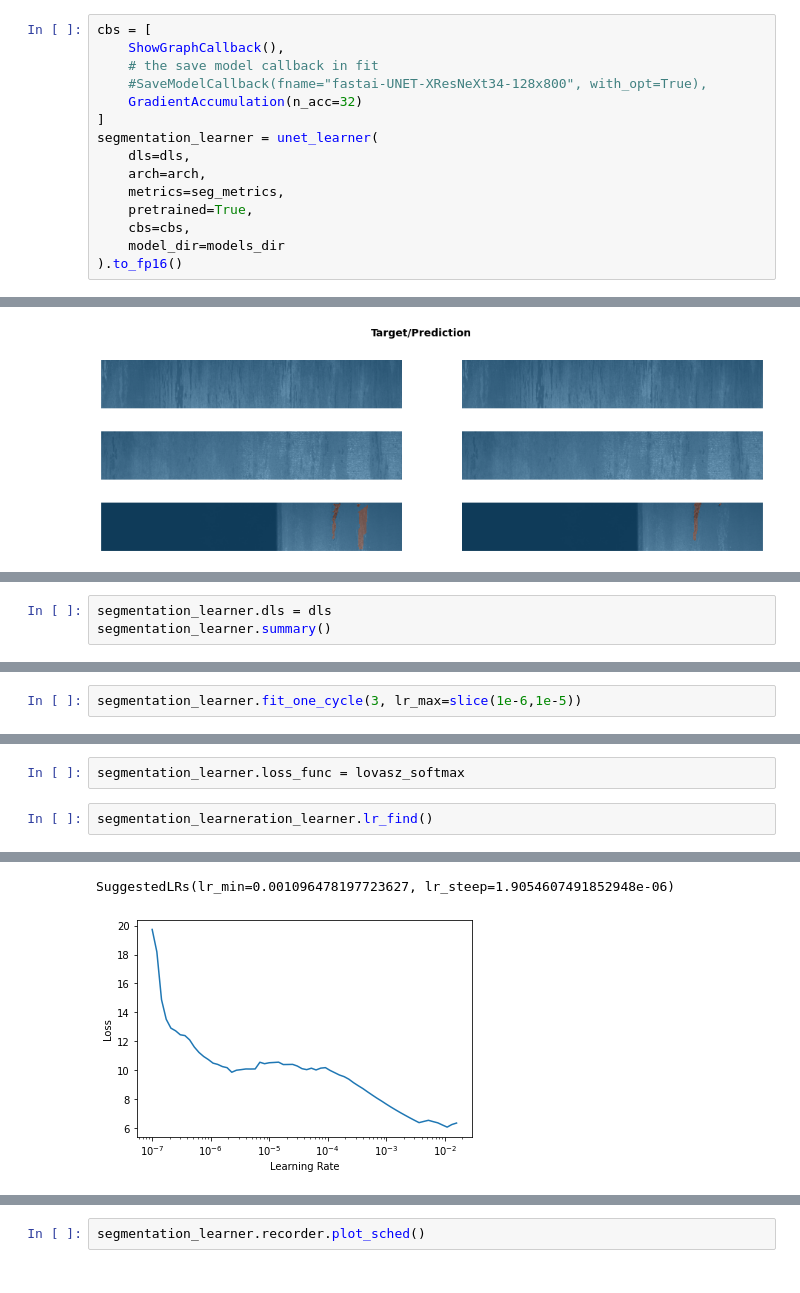
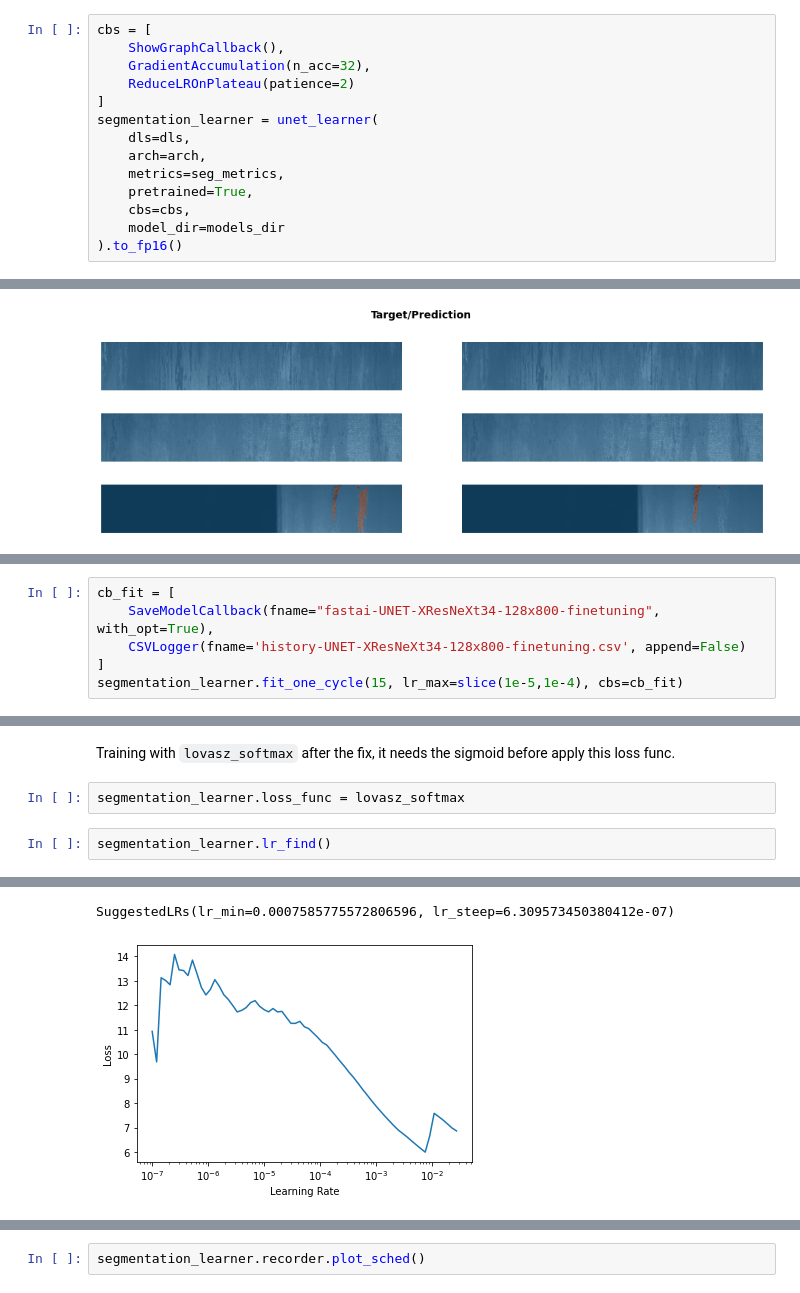
Before and after one commit to marcomatteo/steel_segmentation, a Jupyter notebook: training_nbs/FastAI-UNET-XResNeXt.ipynb, the cells around one changed output, grey strips where cells are left out. Drawn from its saved outputs; the diff is of its cells as text.

```diff
--- a/training_nbs/FastAI-UNET-XResNeXt.ipynb
+++ b/training_nbs/FastAI-UNET-XResNeXt.ipynb
@@ -76,9 +77,8 @@ dls = get_segmentation_dls(bs, size=(128, 800))
 # %%
 cbs = [
     ShowGraphCallback(),
-    # the save model callback in fit
-    #SaveModelCallback(fname="fastai-UNET-XResNeXt34-128x800", with_opt=True),
-    GradientAccumulation(n_acc=32)
+    GradientAccumulation(n_acc=32),
+    ReduceLROnPlateau(patience=2)
 ]
 segmentation_learner = unet_learner(
     dls=dls,
@@ -179,3 +178,0 @@ SuggestedLRs(lr_min=1.737800812406931e-06, lr_steep=5.754399353463668e-06)
-# %%
-segmentation_learner.dls = dls
-segmentation_learner.summary()
@@ -201,2 +178,0 @@ ____________________________________________________________________________
-# %%
-segmentation_learner.fit_one_cycle(3, lr_max=slice(1e-6,1e-5))
@@ -211,0 +179,6 @@ Better model found at epoch 2 with valid_loss value: 0.06465104222297668.
+# %%
+cb_fit = [
+    SaveModelCallback(fname="fastai-UNET-XResNeXt34-128x800-finetuning", with_opt=True),
+    CSVLogger(fname='history-UNET-XResNeXt34-128x800-finetuning.csv', append=False)
+]
+segmentation_learner.fit_one_cycle(15, lr_max=slice(1e-5,1e-4), cbs=cb_fit)
@@ -212,8 +219,10 @@ Better model found at epoch 2 with valid_loss value: 0.06465104222297668.
+# %% [markdown]
+Training with `lovasz_softmax` after the fix, it needs the sigmoid before apply this loss func.
 # %%
 segmentation_learner.loss_func = lovasz_softmax
 # %%
-segmentation_learneration_learner.lr_find()
+segmentation_learner.lr_find()
 # %% [output]
 [interactive output not drawn]
-SuggestedLRs(lr_min=0.001096478197723627, lr_steep=1.9054607491852948e-06)
+SuggestedLRs(lr_min=0.0007585775572806596, lr_steep=6.309573450380412e-07)
-[figure, old version]
+[figure, new version]
```
Also changed, not shown: parts of 19 cells of this notebook, 18 other files.
